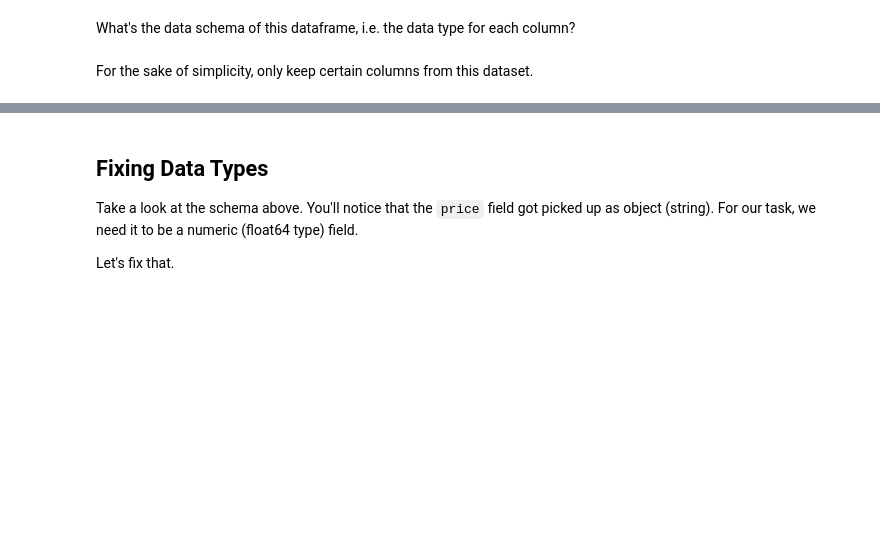
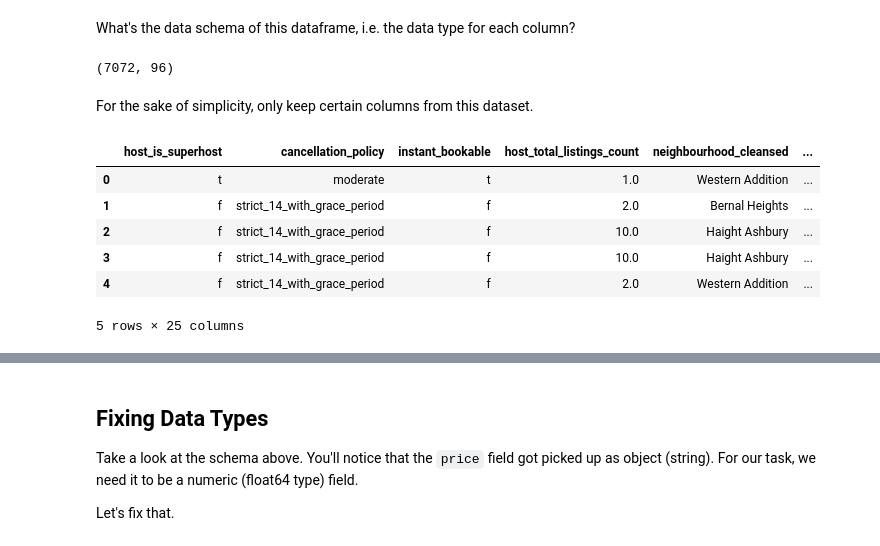
Before and after one commit to mbbatukan/mbbatukan.github.io, a Jupyter notebook: _assets/project_files/data_wrangling_with_julia/source/DataPrepHandsOn.ipynb, the cells around one changed output, grey strips where cells are left out. Cells and saved outputs as stored; diff of their text form; code cells hidden in the pictures; blank space fills up the shorter version.

```diff
--- a/_assets/project_files/data_wrangling_with_julia/source/DataPrepHandsOn.ipynb
+++ b/_assets/project_files/data_wrangling_with_julia/source/DataPrepHandsOn.ipynb
@@ -67,3 +85,7 @@ rawDF.info()
+# %%
+df_airbnb.shape
+# %% [output]
+(7072, 96)
 # %% [markdown]
 For the sake of simplicity, only keep certain columns from this dataset.
 # %%
@@ -94,9 +116,17 @@ columnsToKeep = [
   'review_scores_value',
   'price']
 
-baseDF = rawDF[columnsToKeep]
+df_cleaned = df_airbnb[columnsToKeep]
 # %%
 #check the first few of records in baseDF
-baseDF.head()
+df_cleaned.head()
+# %% [output]
+|  | host_is_superhost | cancellation_policy | instant_bookable | host_total_listings_count | neighbourhood_cleansed | ... |
+| 0 | t | moderate | t | 1.0 | Western Addition | ... |
+| 1 | f | strict_14_with_grace_period | f | 2.0 | Bernal Heights | ... |
+| 2 | f | strict_14_with_grace_period | f | 10.0 | Haight Ashbury | ... |
+| 3 | f | strict_14_with_grace_period | f | 10.0 | Haight Ashbury | ... |
+| 4 | f | strict_14_with_grace_period | f | 2.0 | Western Addition | ... |
+5 rows × 25 columns
 # %%
 #get schema and more info
```
Also changed, not shown: parts of 4 cells of this notebook, 4 other files.
